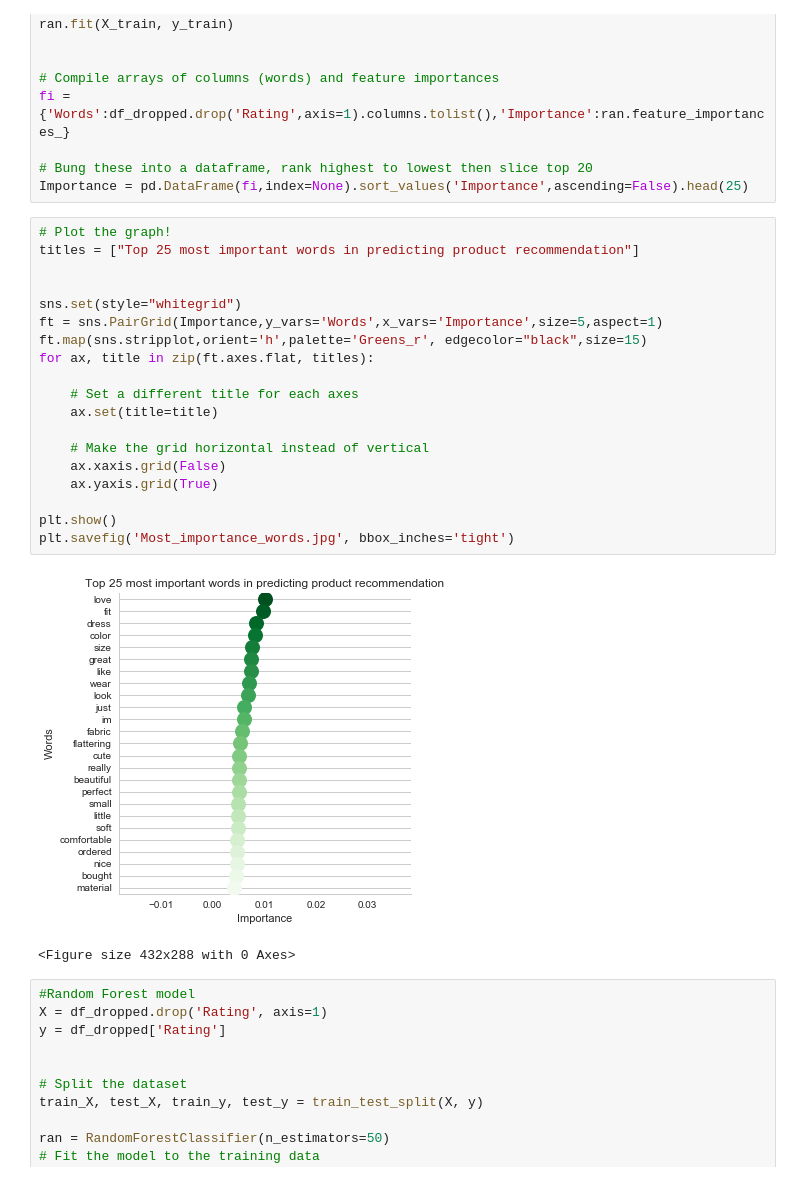
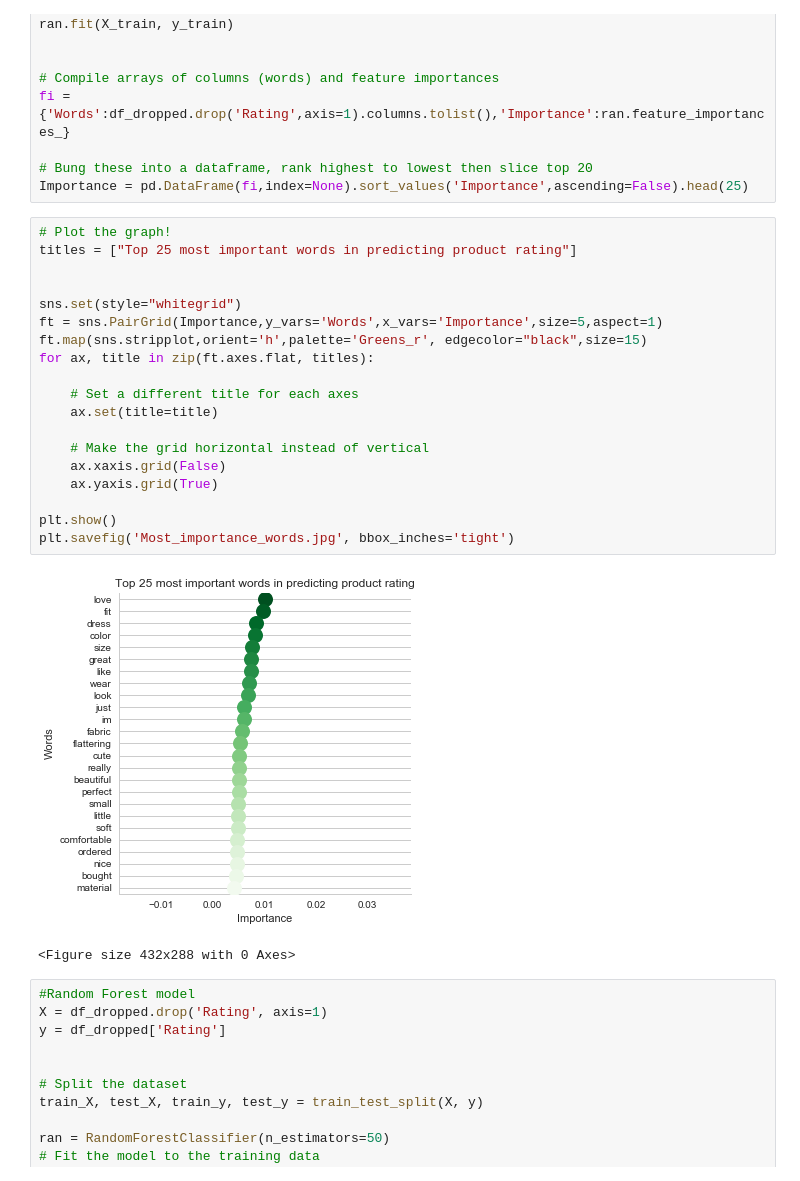
Before and after one commit to LisaB83/Analysis-on-e-commerce-reviews, a Jupyter notebook: Capstone_Project_Machine_Learning.ipynb, the cells around one changed output. Drawn from its saved outputs; the diff is of its cells as text.

```diff
--- a/Capstone_Project_Machine_Learning.ipynb
+++ b/Capstone_Project_Machine_Learning.ipynb
@@ -750,25 +750,25 @@ fi = {'Words':df_dropped.drop('Rating',axis=1).columns.tolist(),'Importance':ran
 Importance = pd.DataFrame(fi,index=None).sort_values('Importance',ascending=False).head(25)
 # %%
 # Plot the graph!
-titles = ["Top 25 most important words in predicting product recommendation"]
+titles = ["Top 25 most important words in predicting product rating"]
 
 
 sns.set(style="whitegrid")
 ft = sns.PairGrid(Importance,y_vars='Words',x_vars='Importance',size=5,aspect=1)
 ft.map(sns.stripplot,orient='h',palette='Greens_r', edgecolor="black",size=15)
 for ax, title in zip(ft.axes.flat, titles):
 
     # Set a different title for each axes
     ax.set(title=title)
 
     # Make the grid horizontal instead of vertical
     ax.xaxis.grid(False)
     ax.yaxis.grid(True)
 
 plt.show()
 plt.savefig('Most_importance_words.jpg', bbox_inches='tight')
 # %% [output]
-[figure, old version]
+[figure, new version]
 <Figure size 432x288 with 0 Axes>
 # %%
 #Random Forest model
```
